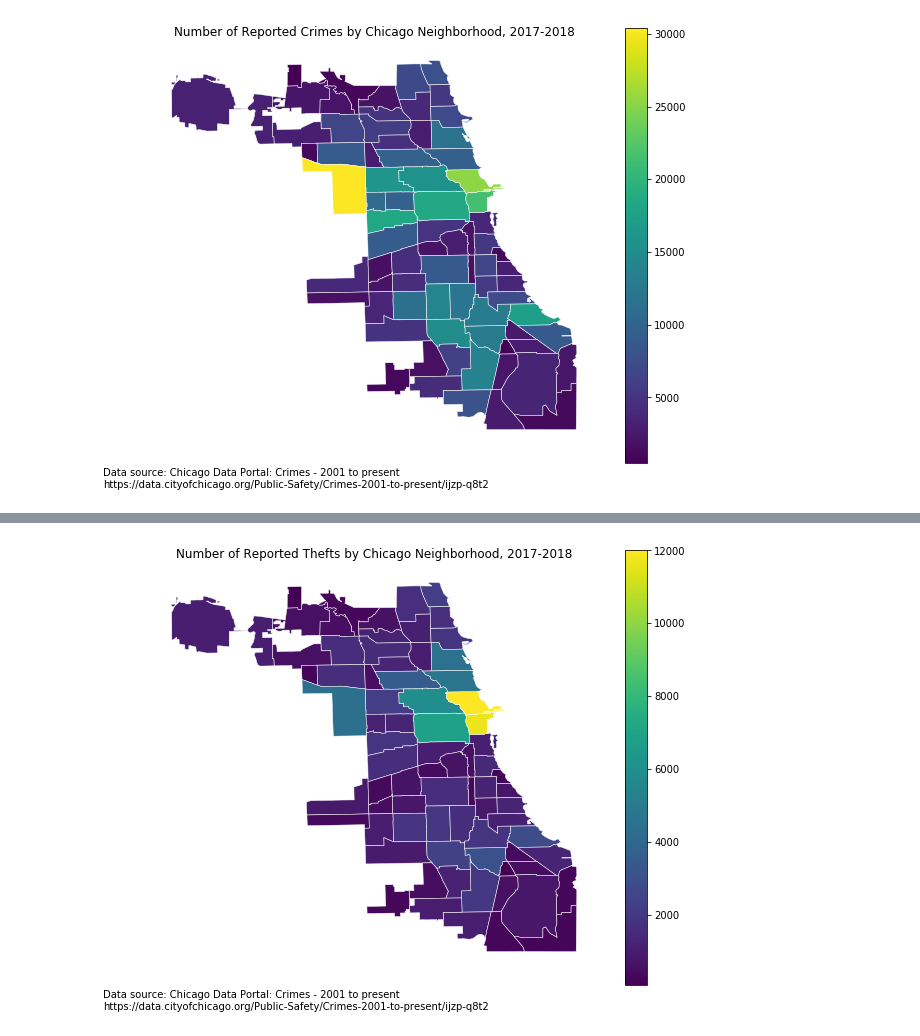
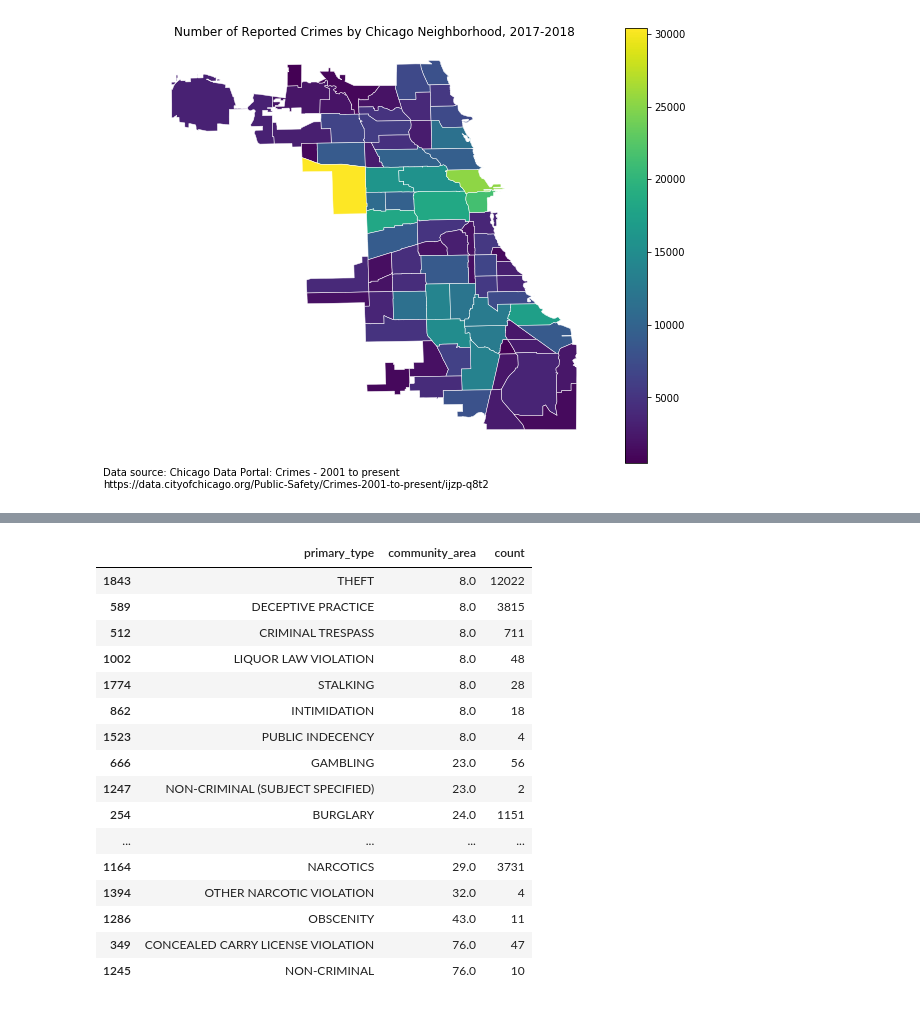
Before and after one commit to jtanwk/capp30254, a Jupyter notebook: HW1/Homework 1.ipynb, the cells around one changed output, grey strips where cells are left out. Cells and saved outputs as stored; diff of their text form; code cells hidden in the pictures.

```diff
--- a/HW1/Homework 1.ipynb
+++ b/HW1/Homework 1.ipynb
@@ -210,21 +183,0 @@ theft_by_area.sort_values(by='count', ascending=False).head()
-# %%
-# Merge count of reported crime onto each community area
-theft_gdf = chicago_gdf.merge(theft_by_area,
-                              how='inner',
-                              left_on='area_num_1', right_on='community_area')
-
-# Plot the map
-ax4 = theft_gdf.plot(edgecolor='white',
-                     linewidth=0.5,
-                     column='count',
-                     figsize=(10, 8),
-                     legend=True)
-
-# Some visual tweaks
-plt.title('Number of Reported Thefts by Chicago Neighborhood, 2017-2018')
-plt.axis('off')
-plt.text(-88.01, 41.585,
-         "Data source: Chicago Data Portal: Crimes - 2001 to present \nhttps://data.cityofchicago.org/Public-Safety/Crimes-2001-to-present/ijzp-q8t2")
-plt.show()
-# %% [output]
-[figure, removed]
@@ -234,0 +184,29 @@ plt.show()
+# %%
+crimes_by_cat_df = crime_df \
+    .groupby(['primary_type', 'community_area']) \
+    .size() \
+    .reset_index() \
+    .rename({0: 'count'}, axis='columns')
+
+# Code to filter by category with largest value adapted from
+# https://stackoverflow.com/questions/32459325/python-pandas-dataframe-select-row-by-max-value-in-group/32459442
+crimes_by_cat_df.loc[crimes_by_cat_df.groupby(['primary_type'])['count'].idxmax()] \
+    .sort_values(by=['community_area', 'count'], ascending=[True, False])
+# %% [output]
+|  | primary_type | community_area | count |
+| 1843 | THEFT | 8.0 | 12022 |
+| 589 | DECEPTIVE PRACTICE | 8.0 | 3815 |
+| 512 | CRIMINAL TRESPASS | 8.0 | 711 |
+| 1002 | LIQUOR LAW VIOLATION | 8.0 | 48 |
+| 1774 | STALKING | 8.0 | 28 |
+| 862 | INTIMIDATION | 8.0 | 18 |
+| 1523 | PUBLIC INDECENCY | 8.0 | 4 |
+| 666 | GAMBLING | 23.0 | 56 |
+| 1247 | NON-CRIMINAL (SUBJECT SPECIFIED) | 23.0 | 2 |
+| 254 | BURGLARY | 24.0 | 1151 |
+| ... | ... | ... | ... |
+| 1164 | NARCOTICS | 29.0 | 3731 |
+| 1394 | OTHER NARCOTIC VIOLATION | 32.0 | 4 |
+| 1286 | OBSCENITY | 43.0 | 11 |
+| 349 | CONCEALED CARRY LICENSE VIOLATION | 76.0 | 47 |
+| 1245 | NON-CRIMINAL | 76.0 | 10 |
```
Also changed, not shown: parts of 17 cells of this notebook.
